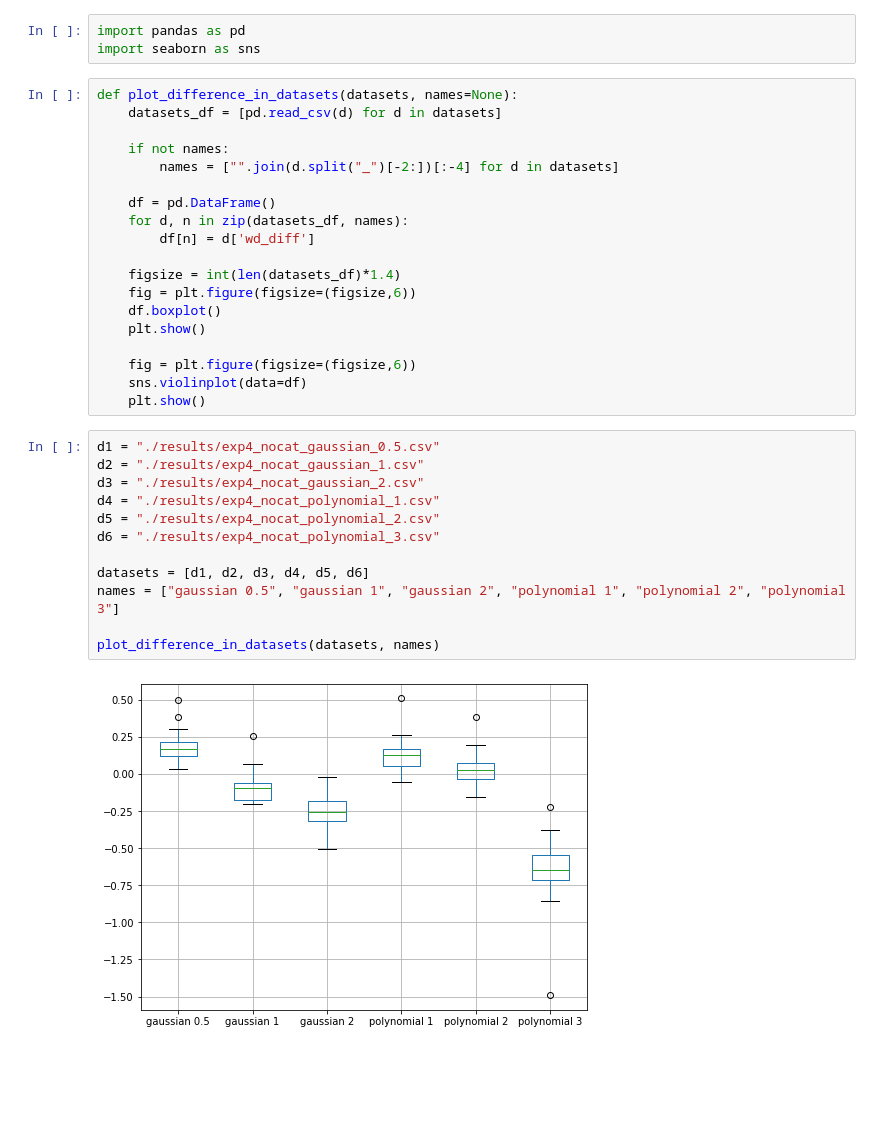
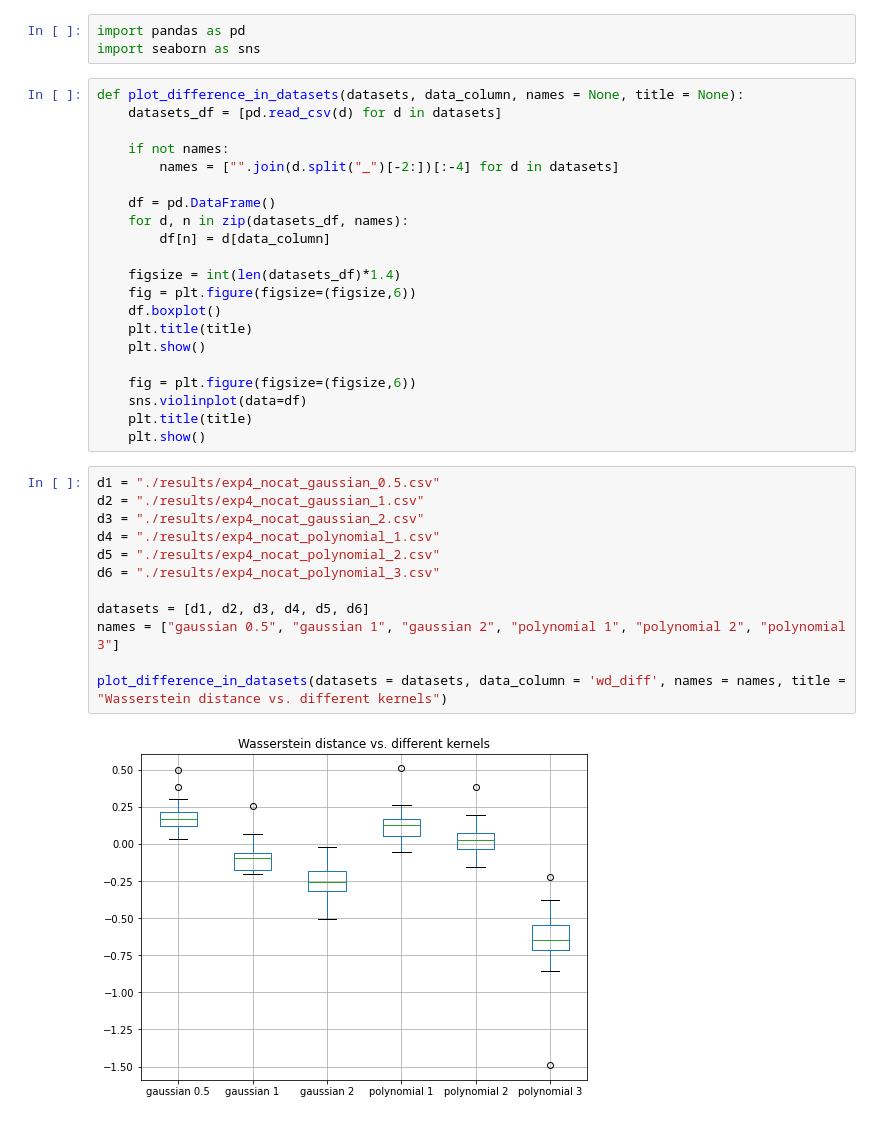
Before and after one commit to biesiadm/data_compression_xai, a Jupyter notebook: explanation-compression-main/ser_statistics.ipynb, the cells around one changed output. Saved outputs shown, nothing was run; the diff lists cells and outputs as text; blank space fills up the shorter version.

Commit message:
first plots

```diff
--- a/explanation-compression-main/ser_statistics.ipynb
+++ b/explanation-compression-main/ser_statistics.ipynb
@@ -51,7 +51,7 @@ Text(0.5, 1.0, 'No. of samples wrt.\nthe effect size')
 import pandas as pd
 import seaborn as sns
 # %%
-def plot_difference_in_datasets(datasets, names=None):
+def plot_difference_in_datasets(datasets, data_column, names = None, title = None):
     datasets_df = [pd.read_csv(d) for d in datasets]
 
     if not names:
@@ -59,27 +59,29 @@ def plot_difference_in_datasets(datasets, names=None):
 
     df = pd.DataFrame()
     for d, n in zip(datasets_df, names):
-        df[n] = d['wd_diff']
+        df[n] = d[data_column]
 
     figsize = int(len(datasets_df)*1.4)
     fig = plt.figure(figsize=(figsize,6))
     df.boxplot()
+    plt.title(title)
     plt.show()
 
     fig = plt.figure(figsize=(figsize,6))
     sns.violinplot(data=df)
+    plt.title(title)
     plt.show()
 # %%
 d1 = "./results/exp4_nocat_gaussian_0.5.csv"
 d2 = "./results/exp4_nocat_gaussian_1.csv"
 d3 = "./results/exp4_nocat_gaussian_2.csv"
 d4 = "./results/exp4_nocat_polynomial_1.csv"
 d5 = "./results/exp4_nocat_polynomial_2.csv"
 d6 = "./results/exp4_nocat_polynomial_3.csv"
 
 datasets = [d1, d2, d3, d4, d5, d6]
 names = ["gaussian 0.5", "gaussian 1", "gaussian 2", "polynomial 1", "polynomial 2", "polynomial 3"]
 
-plot_difference_in_datasets(datasets, names)
+plot_difference_in_datasets(datasets = datasets, data_column = 'wd_diff', names = names, title = "Wasserstein distance vs. different kernels")
 # %% [output]
-[figure, old version]
+[figure, new version]
```
Also changed, not shown: parts of 3 cells of this notebook.
